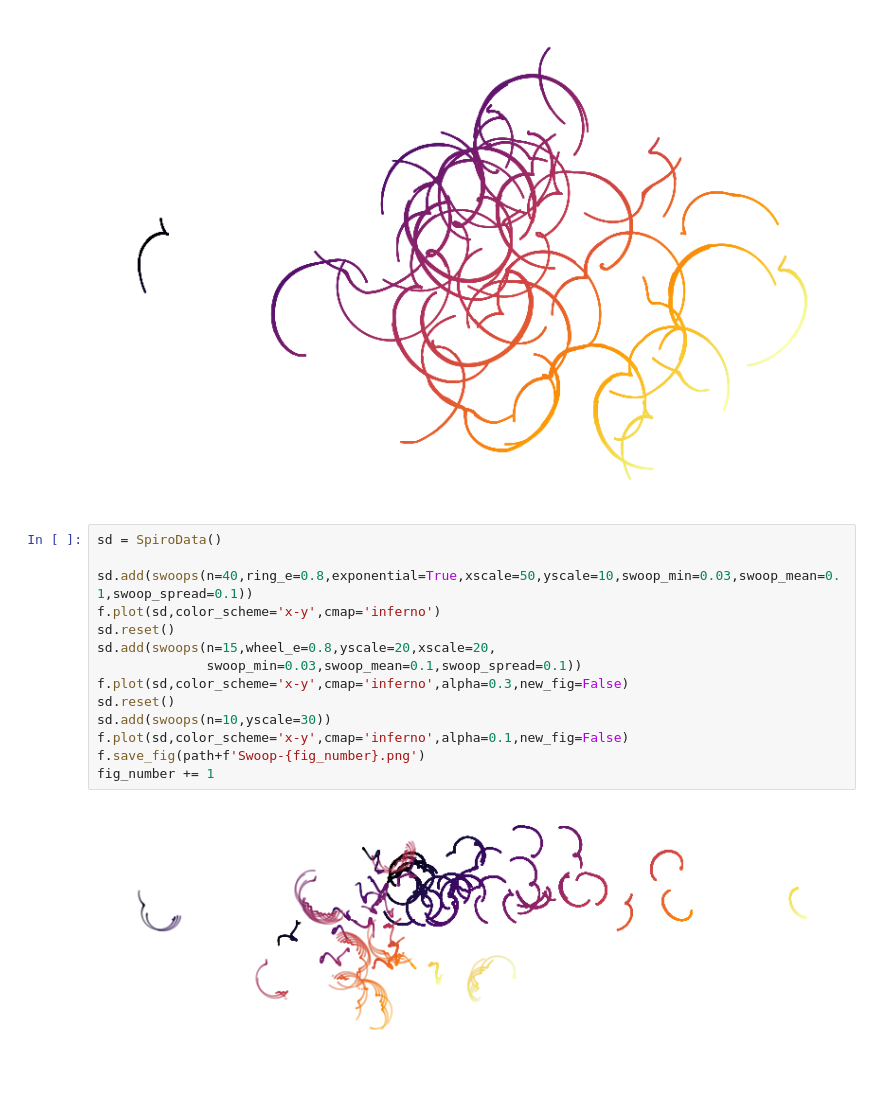
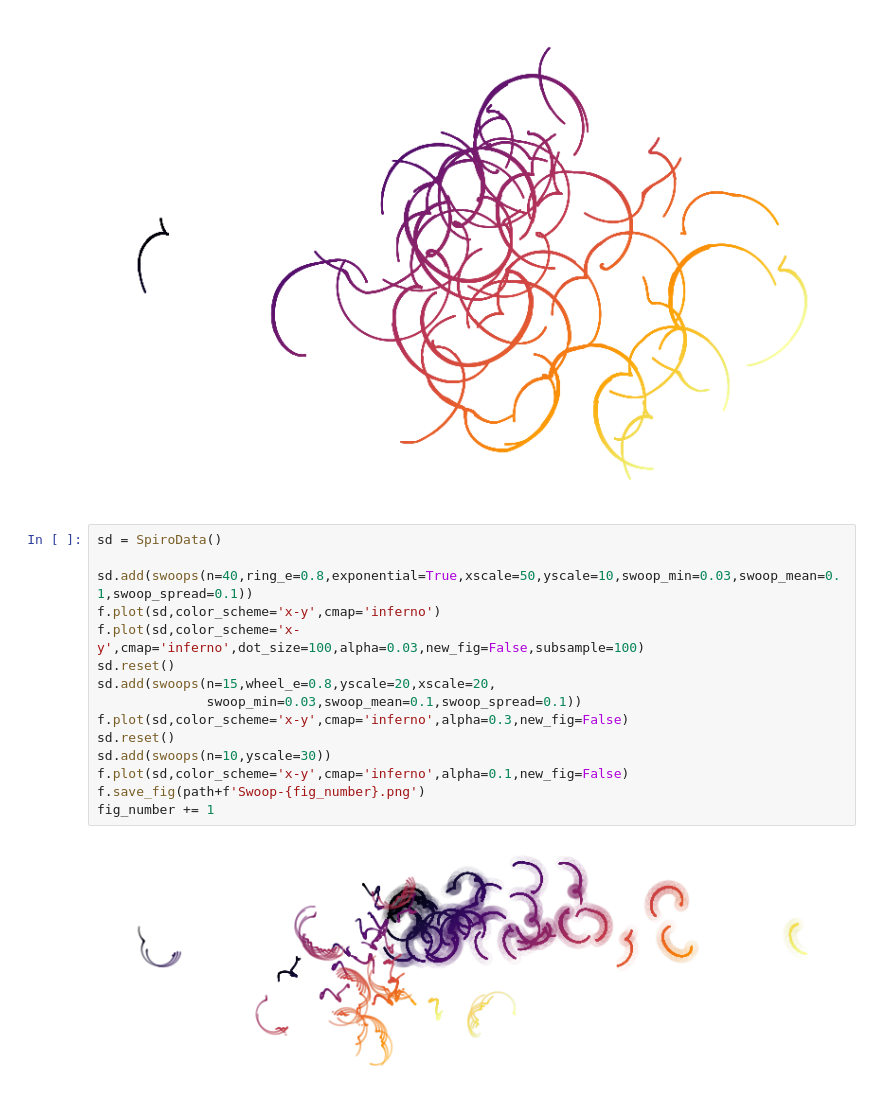
Before and after one commit to donalgrant/spiro, a Jupyter notebook: swoops.ipynb, the cells around one changed output. Drawn from its saved outputs; the diff is of its cells as text.

```diff
--- a/swoops.ipynb
+++ b/swoops.ipynb
@@ -30,16 +30,17 @@ fig_number += 1
 # %%
 sd = SpiroData()
 
 sd.add(swoops(n=40,ring_e=0.8,exponential=True,xscale=50,yscale=10,swoop_min=0.03,swoop_mean=0.1,swoop_spread=0.1))
 f.plot(sd,color_scheme='x-y',cmap='inferno')
+f.plot(sd,color_scheme='x-y',cmap='inferno',dot_size=100,alpha=0.03,new_fig=False,subsample=100)
 sd.reset()
 sd.add(swoops(n=15,wheel_e=0.8,yscale=20,xscale=20,
               swoop_min=0.03,swoop_mean=0.1,swoop_spread=0.1))
 f.plot(sd,color_scheme='x-y',cmap='inferno',alpha=0.3,new_fig=False)
 sd.reset()
 sd.add(swoops(n=10,yscale=30))
 f.plot(sd,color_scheme='x-y',cmap='inferno',alpha=0.1,new_fig=False)
 f.save_fig(path+f'Swoop-{fig_number}.png')
 fig_number += 1
 # %% [output]
-[figure, old version]
+[figure, new version]
```
Also changed, not shown: 10 other files.
